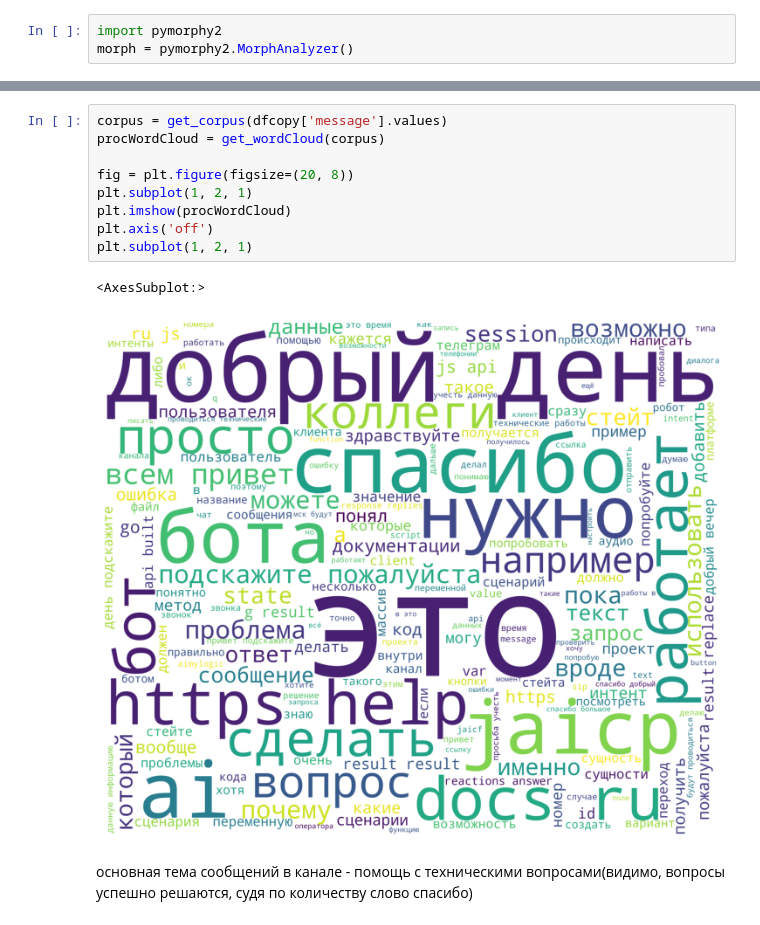
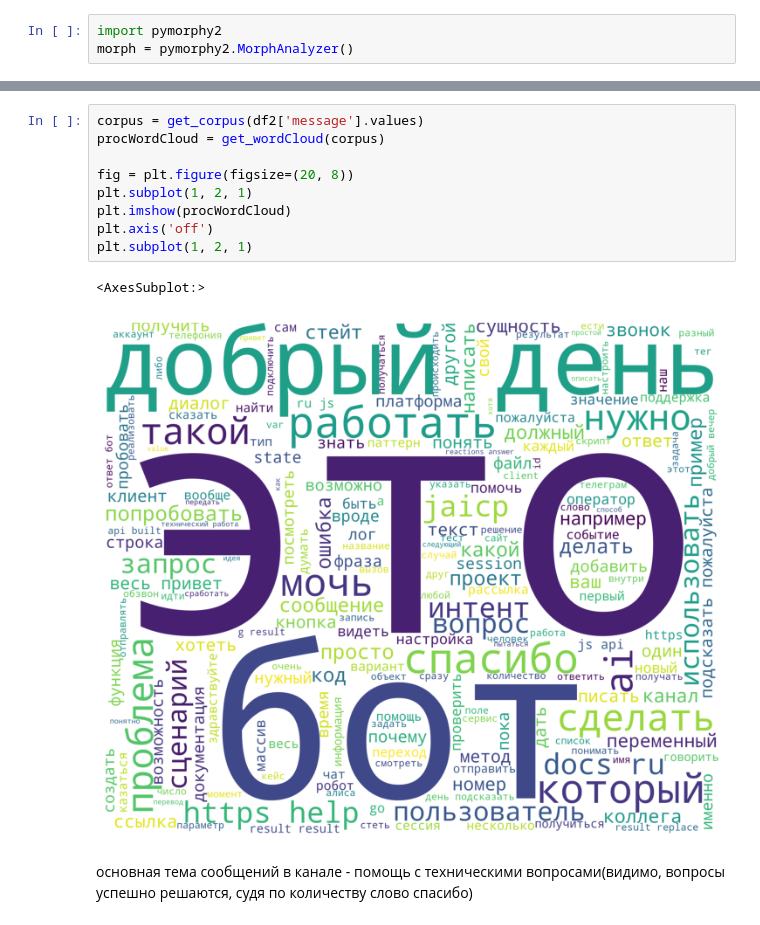
Before and after one commit to nushtosh/meow, a Jupyter notebook: just_ai/test.ipynb, the cells around one changed output, grey strips where cells are left out. Saved outputs shown, nothing was run; the diff lists cells and outputs as text.

```diff
--- a/just_ai/test.ipynb
+++ b/just_ai/test.ipynb
@@ -311,14 +325,14 @@ df2
 # %%
-corpus = get_corpus(dfcopy['message'].values)
+corpus = get_corpus(df2['message'].values)
 procWordCloud = get_wordCloud(corpus)
 
 fig = plt.figure(figsize=(20, 8))
 plt.subplot(1, 2, 1)
 plt.imshow(procWordCloud)
 plt.axis('off')
 plt.subplot(1, 2, 1)
 # %% [output]
 <AxesSubplot:>
-[figure, old version]
+[figure, new version]
 # %% [markdown]
 основная тема сообщений в канале - помощь с техническими вопросами(видимо, вопросы успешно решаются, судя по количеству слово спасибо)
```
Also changed, not shown: parts of 1 cell of this notebook.
